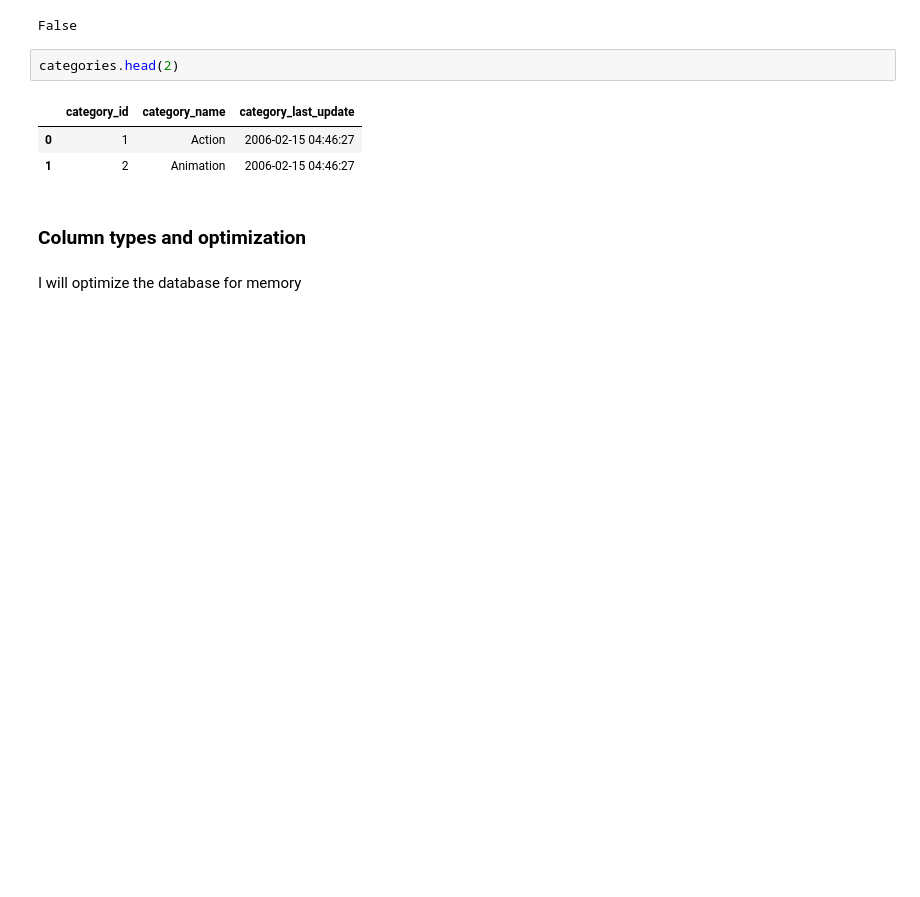
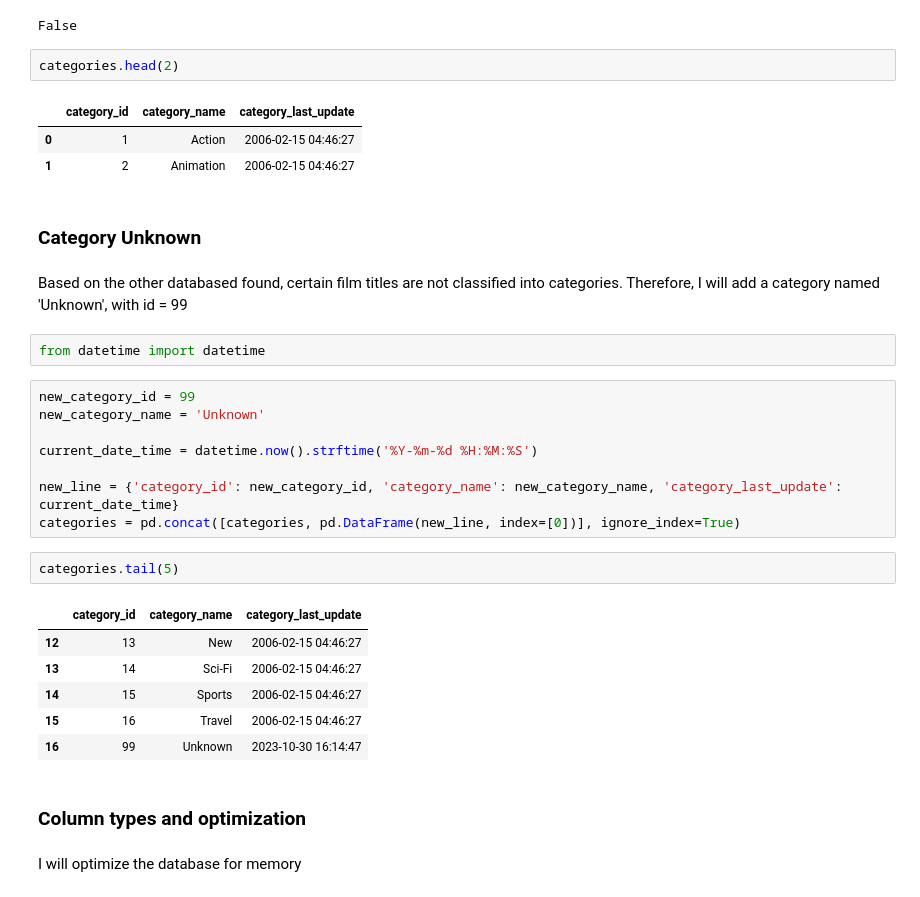
Before and after one commit to cristianecarneiro/sql-data-base-building, a Jupyter notebook: notebooks/cleaning_category.ipynb, the cells around one changed output. Saved outputs shown, nothing was run; the diff lists cells and outputs as text; blank space fills up the shorter version.

```diff
--- a/notebooks/cleaning_category.ipynb
+++ b/notebooks/cleaning_category.ipynb
@@ -272,6 +272,29 @@ categories.head(2)
 |  | category_id | category_name | category_last_update |
 | 0 | 1 | Action | 2006-02-15 04:46:27 |
 | 1 | 2 | Animation | 2006-02-15 04:46:27 |
+# %% [markdown]
+### Category Unknown
+# %% [markdown]
+Based on the other databased found, certain film titles are not classified into categories. Therefore, I will add a category named 'Unknown', with id = 99
+# %%
+from datetime import datetime
+# %%
+new_category_id = 99
+new_category_name = 'Unknown'
+
+current_date_time = datetime.now().strftime('%Y-%m-%d %H:%M:%S')
+
+new_line = {'category_id': new_category_id, 'category_name': new_category_name, 'category_last_update': current_date_time}
+categories = pd.concat([categories, pd.DataFrame(new_line, index=[0])], ignore_index=True)
+# %%
+categories.tail(5)
+# %% [output]
+|  | category_id | category_name | category_last_update |
+| 12 | 13 | New | 2006-02-15 04:46:27 |
+| 13 | 14 | Sci-Fi | 2006-02-15 04:46:27 |
+| 14 | 15 | Sports | 2006-02-15 04:46:27 |
+| 15 | 16 | Travel | 2006-02-15 04:46:27 |
+| 16 | 99 | Unknown | 2023-10-30 16:14:47 |
 # %% [markdown]
 ### Column types and optimization
 # %% [markdown]
```
Also changed, not shown: parts of 4 cells of this notebook, 4 other files.
